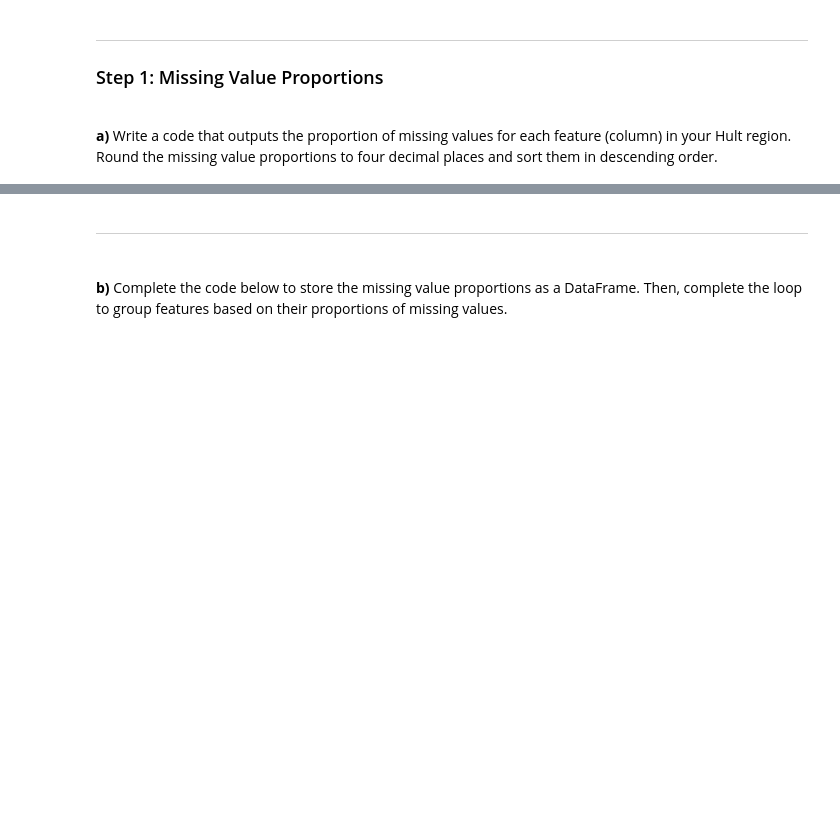
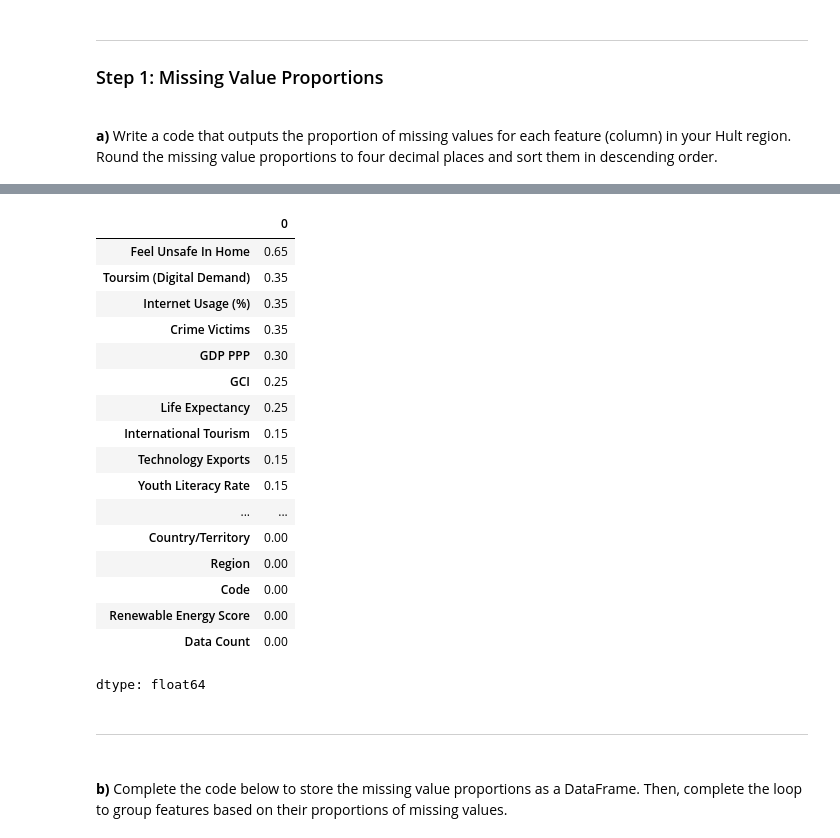
Before and after one commit to TichaonaDamis/Missing-Value-Analysis-and-Imputation-using-Python, a Jupyter notebook: Template - Missing Value Analysis and Imputation (1).ipynb, the cells around one changed output, grey strips where cells are left out. Drawn from its saved outputs; the diff is of its cells as text; code cells hidden in the pictures; blank space fills up the shorter version.

```diff
--- a/Template - Missing Value Analysis and Imputation (1).ipynb
+++ b/Template - Missing Value Analysis and Imputation (1).ipynb
@@ -102,3 +100,24 @@ dtype: int64
+# %%
+team6.isnull().mean().round(4).sort_values(ascending=False)
+# %% [output]
+|  | 0 |
+| Feel Unsafe In Home | 0.65 |
+| Toursim (Digital Demand) | 0.35 |
+| Internet Usage (%) | 0.35 |
+| Crime Victims | 0.35 |
+| GDP PPP | 0.30 |
+| GCI | 0.25 |
+| Life Expectancy | 0.25 |
+| International Tourism | 0.15 |
+| Technology Exports | 0.15 |
+| Youth Literacy Rate | 0.15 |
+| ... | ... |
+| Country/Territory | 0.00 |
+| Region | 0.00 |
+| Code | 0.00 |
+| Renewable Energy Score | 0.00 |
+| Data Count | 0.00 |
+dtype: float64
 # %% [markdown]
 <hr style="height:.9px;border:none;color:#333;background-color:#333;" /><br>
 <strong>b)</strong> Complete the code below to store the missing value proportions as a DataFrame. Then, complete the loop to group features based on their proportions of missing values.
```
Also changed, not shown: parts of 12 cells of this notebook.
